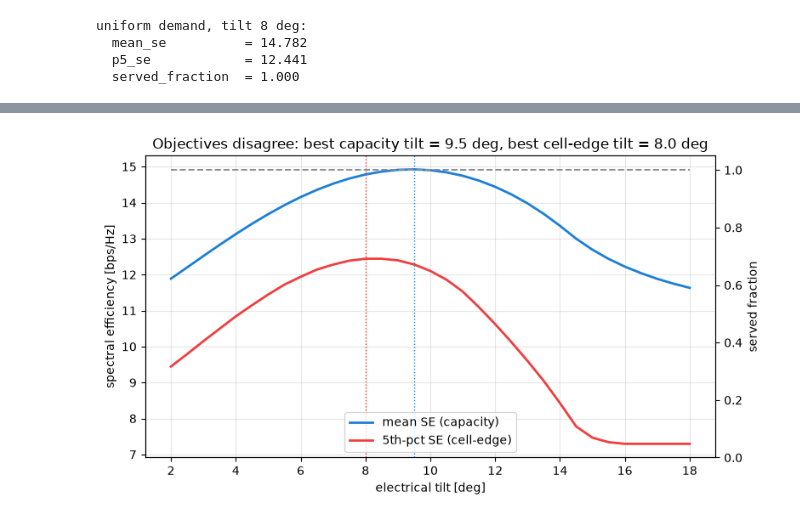
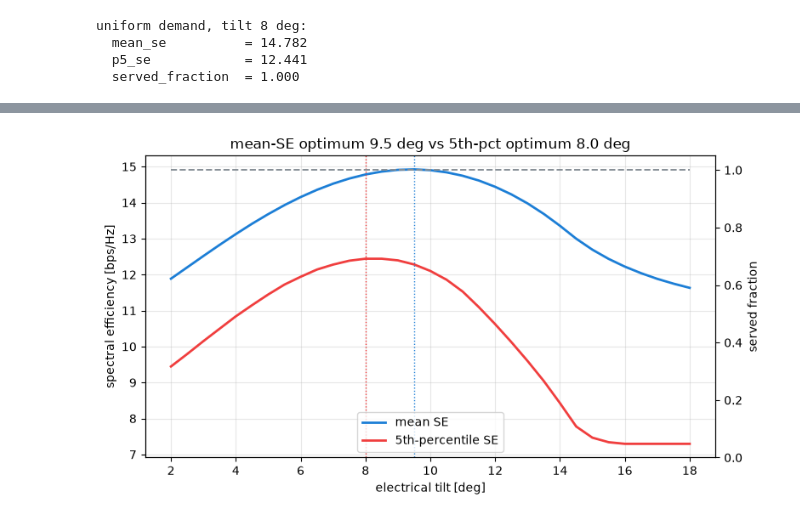
Before and after one commit to Rom5Leo/Telecom_Optimization, a Jupyter notebook: notebooks/antenna_tilt/02_one_antenna_users.ipynb, the cells around one changed output, grey strips where cells are left out. Saved outputs shown, nothing was run; the diff lists cells and outputs as text; code cells hidden in the pictures.

```diff
--- a/notebooks/antenna_tilt/02_one_antenna_users.ipynb
+++ b/notebooks/antenna_tilt/02_one_antenna_users.ipynb
@@ -76,24 +99,22 @@ best for both — that is the tension the whole problem is about.
 # %%
 tilts = np.arange(2.0, 18.1, 0.5)
-
-# run coverage_report at each tilt (uniform demand), then pull out the three curves.
-reps = [coverage_report(t, dist, az, dem_uniform, area, threshold=1.0) for t in tilts]
+reps = [coverage_report(t, dist, az, dem_uniform, area, threshold=1.0, params=p) for t in tilts]
 mean_se = np.array([r["mean_se"] for r in reps])
 p5 = np.array([r["p5_se"] for r in reps])
 sf = np.array([r["served_fraction"] for r in reps])
+i_mean, i_p5 = int(mean_se.argmax()), int(p5.argmax())
 
 fig, axL = plt.subplots(figsize=(8, 4.5))
-axL.plot(tilts, mean_se, color="#1c7ed6", lw=2, label="mean SE (capacity)")
-axL.plot(tilts, p5, color="#f03e3e", lw=2, label="5th-pct SE (cell-edge)")
-axL.axvline(tilts[np.argmax(mean_se)], color="#1c7ed6", ls=":", lw=1)
-axL.axvline(tilts[np.argmax(p5)], color="#f03e3e", ls=":", lw=1)
+axL.plot(tilts, mean_se, color="#1c7ed6", lw=2, label="mean SE")
+axL.plot(tilts, p5, color="#f03e3e", lw=2, label="5th-percentile SE")
+axL.axvline(tilts[i_mean], color="#1c7ed6", ls=":", lw=1)
+axL.axvline(tilts[i_p5], color="#f03e3e", ls=":", lw=1)
 axL.set_xlabel("electrical tilt [deg]"); axL.set_ylabel("spectral efficiency [bps/Hz]")
 axR = axL.twinx()
-axR.plot(tilts, sf, color="#868e96", lw=1.4, ls="--", label="served frac (SE≥1)")
+axR.plot(tilts, sf, color="#868e96", lw=1.4, ls="--", label="served frac (SE>=1, illustrative)")
 axR.set_ylabel("served fraction"); axR.set_ylim(0, 1.05)
 axL.legend(loc="lower center"); axL.grid(alpha=0.3)
-axL.set_title(f"Objectives disagree: best capacity tilt = {tilts[np.argmax(mean_se)]:.1f} deg, "
-              f"best cell-edge tilt = {tilts[np.argmax(p5)]:.1f} deg")
+axL.set_title(f"mean-SE optimum {tilts[i_mean]:.1f} deg vs 5th-pct optimum {tilts[i_p5]:.1f} deg")
 plt.tight_layout(); plt.show()
 # %% [output]
-[figure, old version]
+[figure, new version]
```
Also changed, not shown: parts of 25 cells of this notebook, 1 other file.
